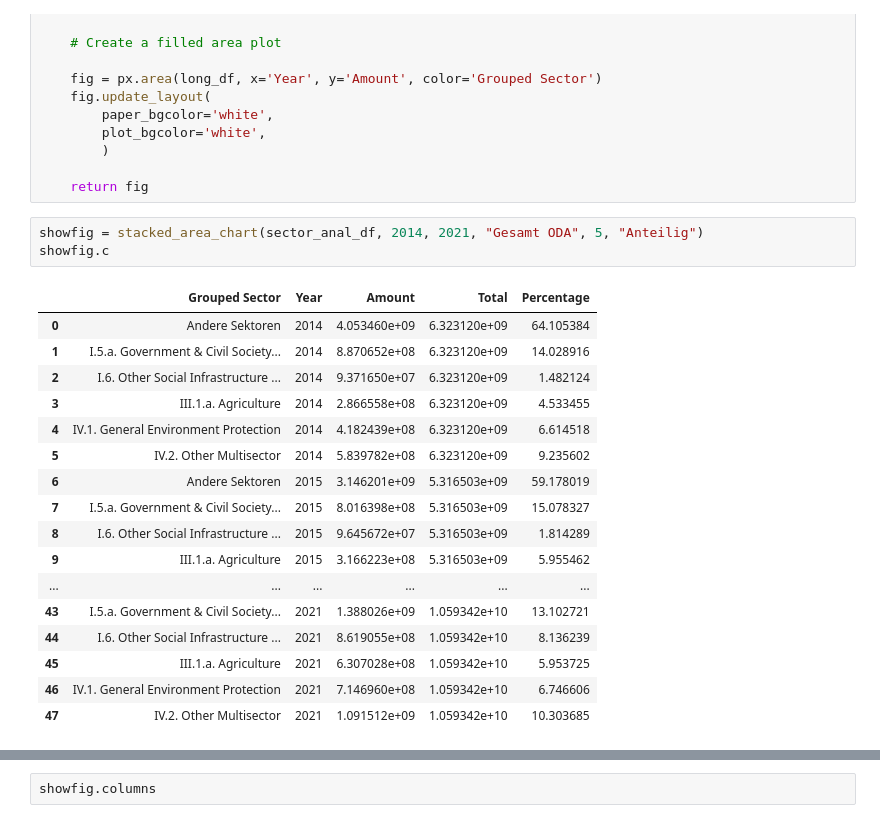
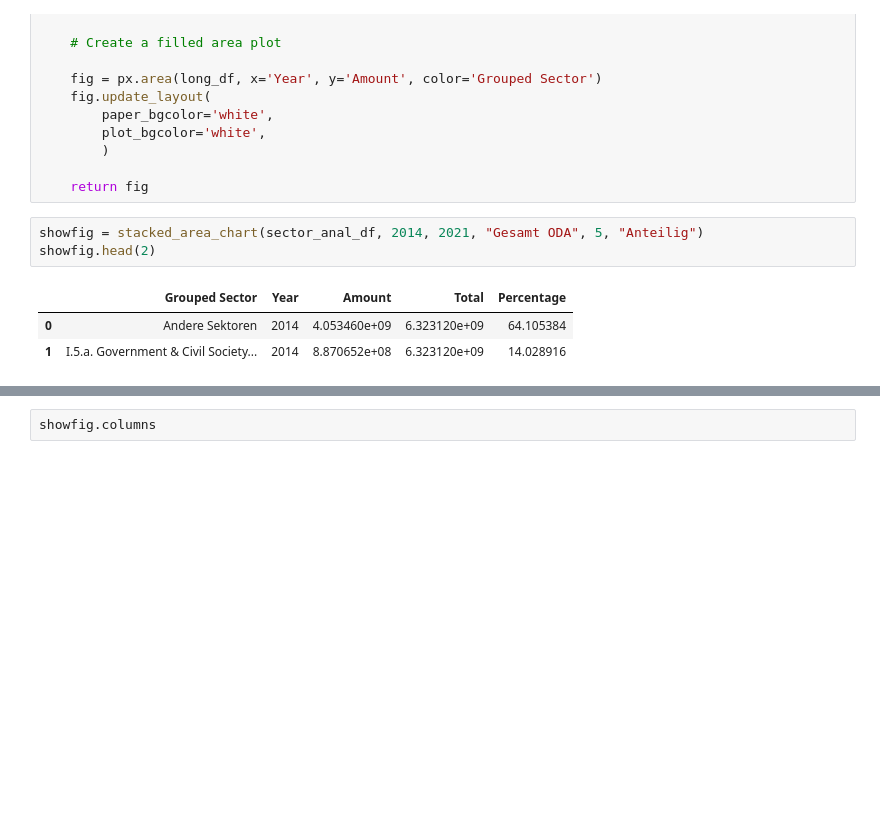
Before and after one commit to Samuel-Drewes/KlimaPortfolios, a Jupyter notebook: notebooks/clean.ipynb, the cells around one changed output, grey strips where cells are left out. Cells and saved outputs as stored; diff of their text form; blank space fills up the shorter version.

```diff
--- a/notebooks/clean.ipynb
+++ b/notebooks/clean.ipynb
@@ -911,22 +911,8 @@ def stacked_area_chart(full_sector_df, year_start, year_end, category, top_n_sec
     return fig
 # %%
 showfig = stacked_area_chart(sector_anal_df, 2014, 2021, "Gesamt ODA", 5, "Anteilig")
-showfig.c
+showfig.head(2)
 # %% [output]
 |  | Grouped Sector | Year | Amount | Total | Percentage |
 | 0 | Andere Sektoren | 2014 | 4.053460e+09 | 6.323120e+09 | 64.105384 |
 | 1 | I.5.a. Government & Civil Society... | 2014 | 8.870652e+08 | 6.323120e+09 | 14.028916 |
-| 2 | I.6. Other Social Infrastructure ... | 2014 | 9.371650e+07 | 6.323120e+09 | 1.482124 |
-| 3 | III.1.a. Agriculture | 2014 | 2.866558e+08 | 6.323120e+09 | 4.533455 |
-| 4 | IV.1. General Environment Protection | 2014 | 4.182439e+08 | 6.323120e+09 | 6.614518 |
-| 5 | IV.2. Other Multisector | 2014 | 5.839782e+08 | 6.323120e+09 | 9.235602 |
-| 6 | Andere Sektoren | 2015 | 3.146201e+09 | 5.316503e+09 | 59.178019 |
-| 7 | I.5.a. Government & Civil Society... | 2015 | 8.016398e+08 | 5.316503e+09 | 15.078327 |
-| 8 | I.6. Other Social Infrastructure ... | 2015 | 9.645672e+07 | 5.316503e+09 | 1.814289 |
-| 9 | III.1.a. Agriculture | 2015 | 3.166223e+08 | 5.316503e+09 | 5.955462 |
-| ... | ... | ... | ... | ... | ... |
-| 43 | I.5.a. Government & Civil Society... | 2021 | 1.388026e+09 | 1.059342e+10 | 13.102721 |
-| 44 | I.6. Other Social Infrastructure ... | 2021 | 8.619055e+08 | 1.059342e+10 | 8.136239 |
-| 45 | III.1.a. Agriculture | 2021 | 6.307028e+08 | 1.059342e+10 | 5.953725 |
-| 46 | IV.1. General Environment Protection | 2021 | 7.146960e+08 | 1.059342e+10 | 6.746606 |
-| 47 | IV.2. Other Multisector | 2021 | 1.091512e+09 | 1.059342e+10 | 10.303685 |
```
Also changed, not shown: parts of 1 cell of this notebook, 1 other file.
